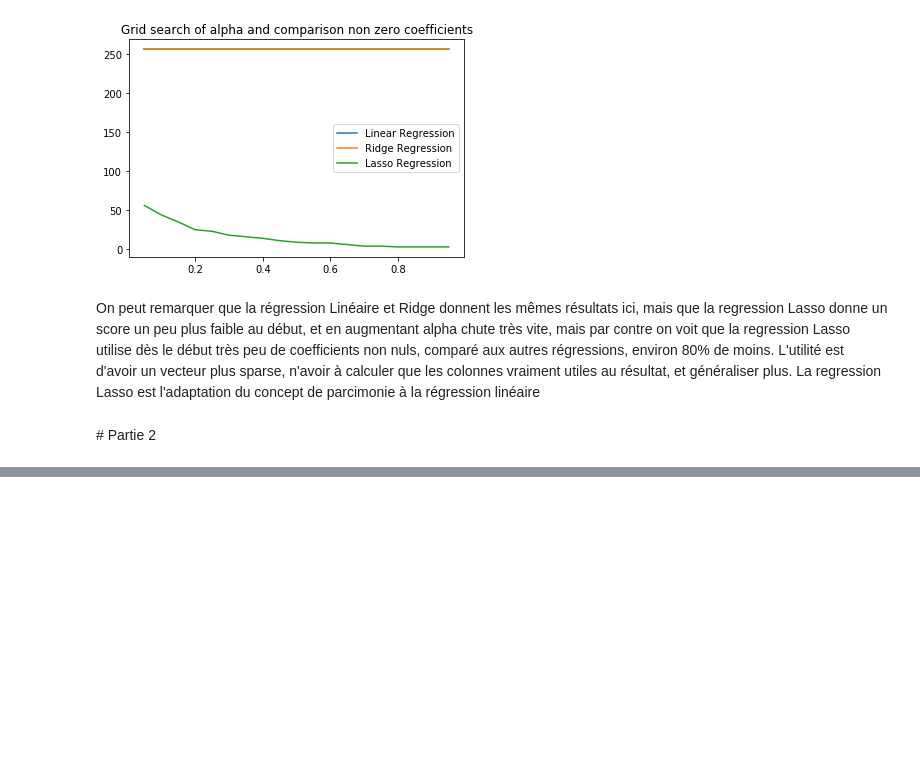
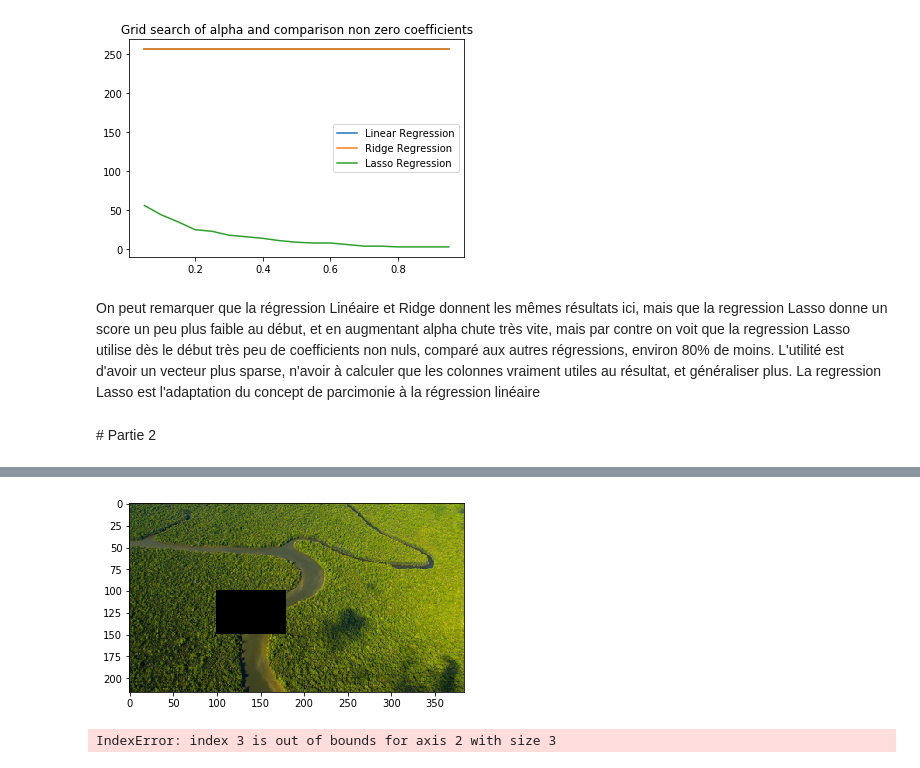
Before and after one commit to leoandeol/arf-inpainting, a Jupyter notebook: projet-andeol-paschaouche.ipynb, the cells around one changed output, grey strips where cells are left out. Cells and saved outputs as stored; diff of their text form; code cells hidden in the pictures; blank space fills up the shorter version.

```diff
--- a/projet-andeol-paschaouche.ipynb
+++ b/projet-andeol-paschaouche.ipynb
@@ -97,0 +123,7 @@ from matplotlib.colors import rgb_to_hsv, hsv_to_rgb
+# %%
+def delete_rect(img,i,j,height,width):
+    img = np.copy(img)
+    for a in range(i,i+width):
+        for b in range(j,j+height):
+            img[a,b] = np.array([0.0,0.0,0.0])
+    return img
@@ -97,0 +163,11 @@ from matplotlib.colors import rgb_to_hsv, hsv_to_rgb
+# %%
+img_rect = delete_rect(img,100,100,80,50)
+show_img(img_rect)
+# %% [output]
+[figure, added]
+# %%
+a = get_all_patch_missing_value(img_noise,3)
+b = get_dic(img_noise,3)
+print(a.shape,b.shape)
+# %% [output]
+IndexError: index 3 is out of bounds for axis 2 with size 3
```
Also changed, not shown: parts of 9 cells of this notebook, 2 other files.
